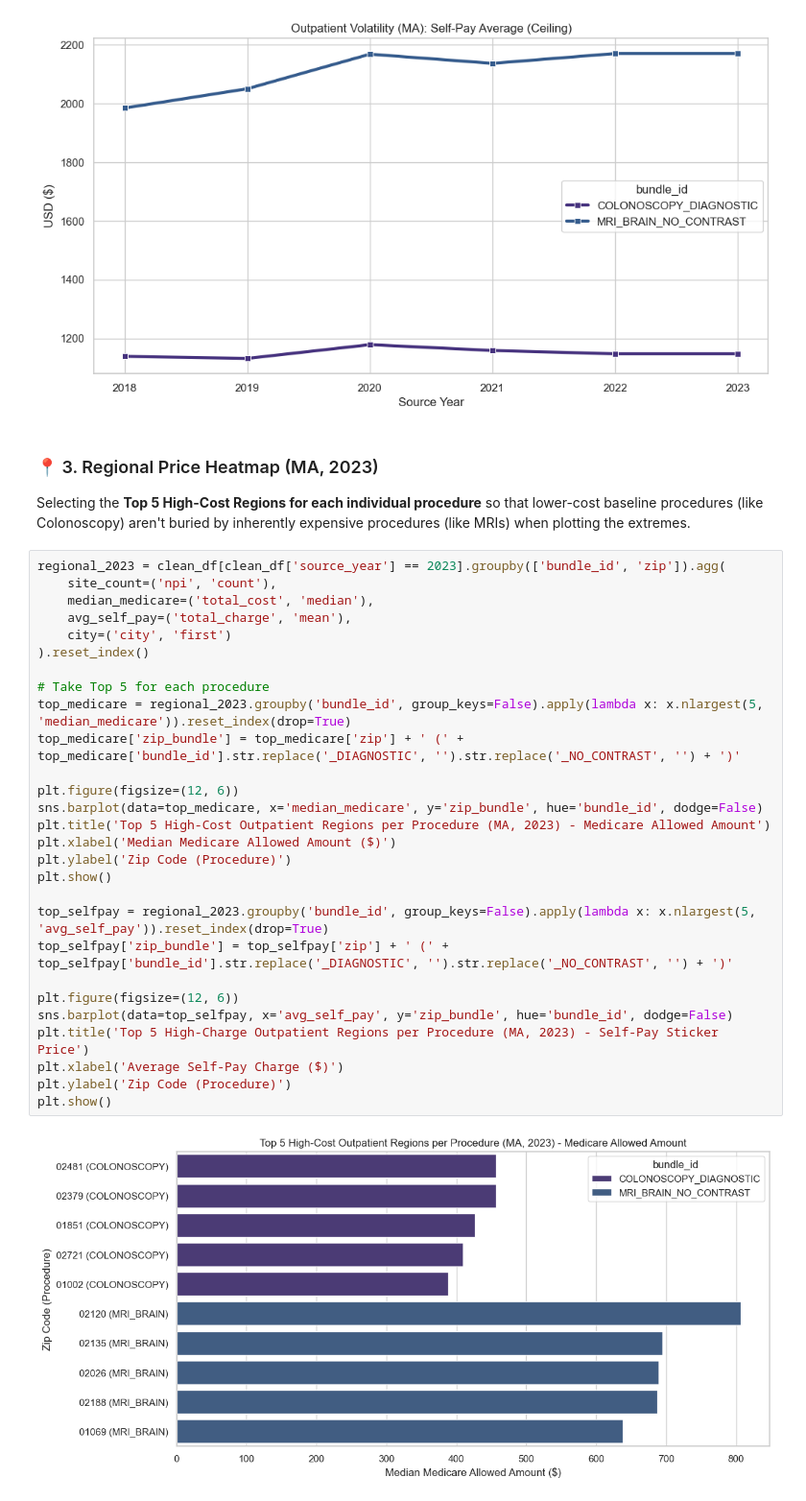
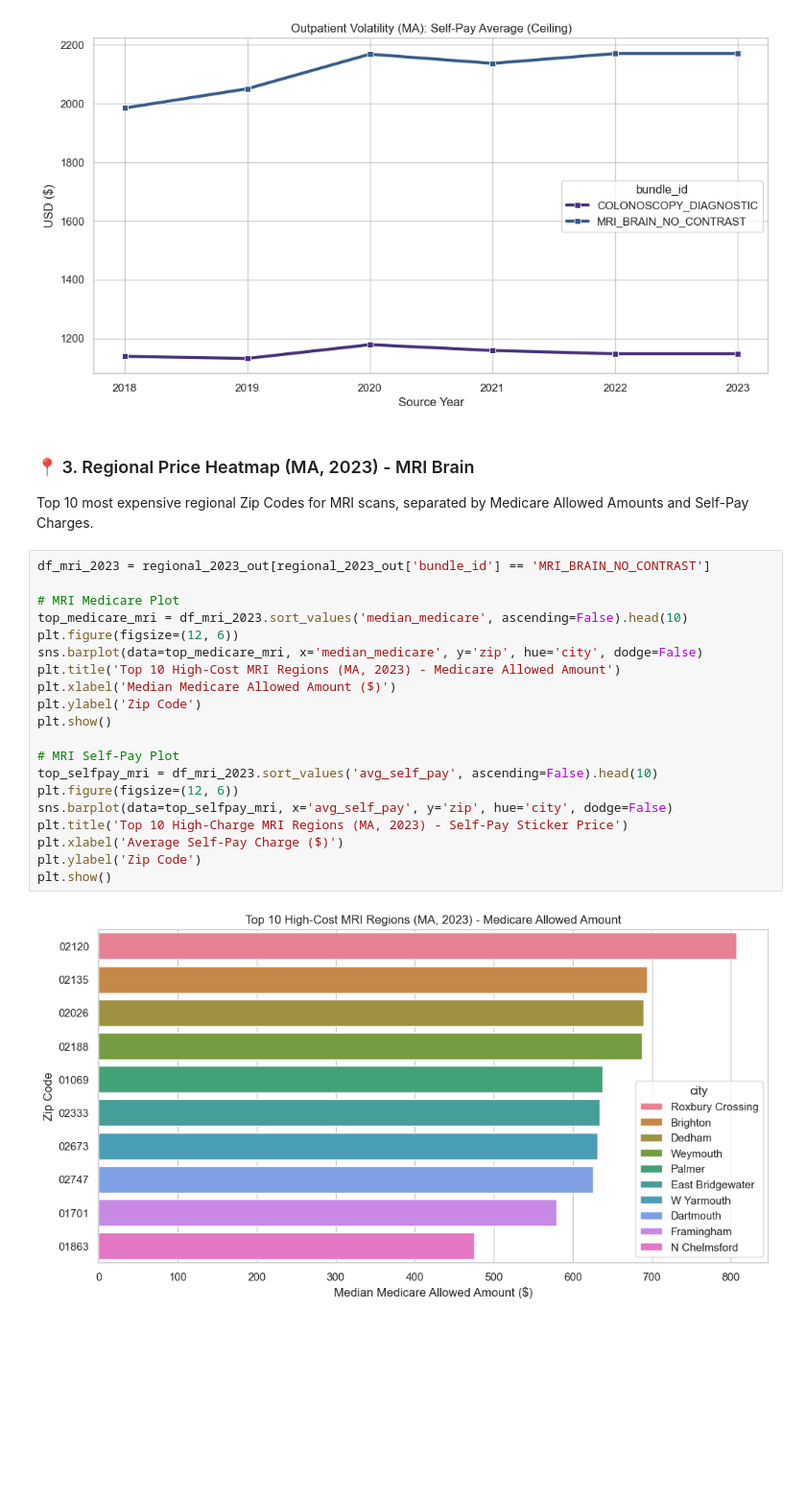
Before and after one commit to 6066Z/OpenHealthDP, a Jupyter notebook: example_analysis/example_analysis_outpatient.ipynb, the cells around one changed output. Shown at 96% size. Drawn from its saved outputs; the diff is of its cells as text; blank space fills up the shorter version.

Commit message:
fix(analysis): separate Regional Heatmap bar charts by procedure to prevent scale distortion

```diff
--- a/example_analysis/example_analysis_outpatient.ipynb
+++ b/example_analysis/example_analysis_outpatient.ipynb
@@ -93,36 +93,28 @@ COLONOSCOPY_DIAGNOSTIC         2023     209            178.956364        1147.52
  MRI_BRAIN_NO_CONTRAST         2023     399            224.920000        2170.339496
 [figure]
 [figure]
-# %% [markdown]
-### 📍 3. Regional Price Heatmap (MA, 2023)
-Selecting the **Top 5 High-Cost Regions for each individual procedure** so that lower-cost baseline procedures (like Colonoscopy) aren't buried by inherently expensive procedures (like MRIs) when plotting the extremes.
+# %% [markdown]
+### 📍 3. Regional Price Heatmap (MA, 2023) - MRI Brain
+Top 10 most expensive regional Zip Codes for MRI scans, separated by Medicare Allowed Amounts and Self-Pay Charges.
 # %%
-regional_2023 = clean_df[clean_df['source_year'] == 2023].groupby(['bundle_id', 'zip']).agg(
-    site_count=('npi', 'count'),
-    median_medicare=('total_cost', 'median'),
-    avg_self_pay=('total_charge', 'mean'),
-    city=('city', 'first')
-).reset_index()
+df_mri_2023 = regional_2023_out[regional_2023_out['bundle_id'] == 'MRI_BRAIN_NO_CONTRAST']
 
-# Take Top 5 for each procedure
-top_medicare = regional_2023.groupby('bundle_id', group_keys=False).apply(lambda x: x.nlargest(5, 'median_medicare')).reset_index(drop=True)
-top_medicare['zip_bundle'] = top_medicare['zip'] + ' (' + top_medicare['bundle_id'].str.replace('_DIAGNOSTIC', '').str.replace('_NO_CONTRAST', '') + ')'
-
+# MRI Medicare Plot
+top_medicare_mri = df_mri_2023.sort_values('median_medicare', ascending=False).head(10)
 plt.figure(figsize=(12, 6))
-sns.barplot(data=top_medicare, x='median_medicare', y='zip_bundle', hue='bundle_id', dodge=False)
-plt.title('Top 5 High-Cost Outpatient Regions per Procedure (MA, 2023) - Medicare Allowed Amount')
+sns.barplot(data=top_medicare_mri, x='median_medicare', y='zip', hue='city', dodge=False)
+plt.title('Top 10 High-Cost MRI Regions (MA, 2023) - Medicare Allowed Amount')
 plt.xlabel('Median Medicare Allowed Amount ($)')
-plt.ylabel('Zip Code (Procedure)')
+plt.ylabel('Zip Code')
 plt.show()
 
-top_selfpay = regional_2023.groupby('bundle_id', group_keys=False).apply(lambda x: x.nlargest(5, 'avg_self_pay')).reset_index(drop=True)
-top_selfpay['zip_bundle'] = top_selfpay['zip'] + ' (' + top_selfpay['bundle_id'].str.replace('_DIAGNOSTIC', '').str.replace('_NO_CONTRAST', '') + ')'
-
+# MRI Self-Pay Plot
+top_selfpay_mri = df_mri_2023.sort_values('avg_self_pay', ascending=False).head(10)
 plt.figure(figsize=(12, 6))
-sns.barplot(data=top_selfpay, x='avg_self_pay', y='zip_bundle', hue='bundle_id', dodge=False)
-plt.title('Top 5 High-Charge Outpatient Regions per Procedure (MA, 2023) - Self-Pay Sticker Price')
+sns.barplot(data=top_selfpay_mri, x='avg_self_pay', y='zip', hue='city', dodge=False)
+plt.title('Top 10 High-Charge MRI Regions (MA, 2023) - Self-Pay Sticker Price')
 plt.xlabel('Average Self-Pay Charge ($)')
-plt.ylabel('Zip Code (Procedure)')
+plt.ylabel('Zip Code')
 plt.show()
 # %% [output]
-[figure, old version]
+[figure, new version]
```
Also changed, not shown: parts of 3 cells of this notebook.
